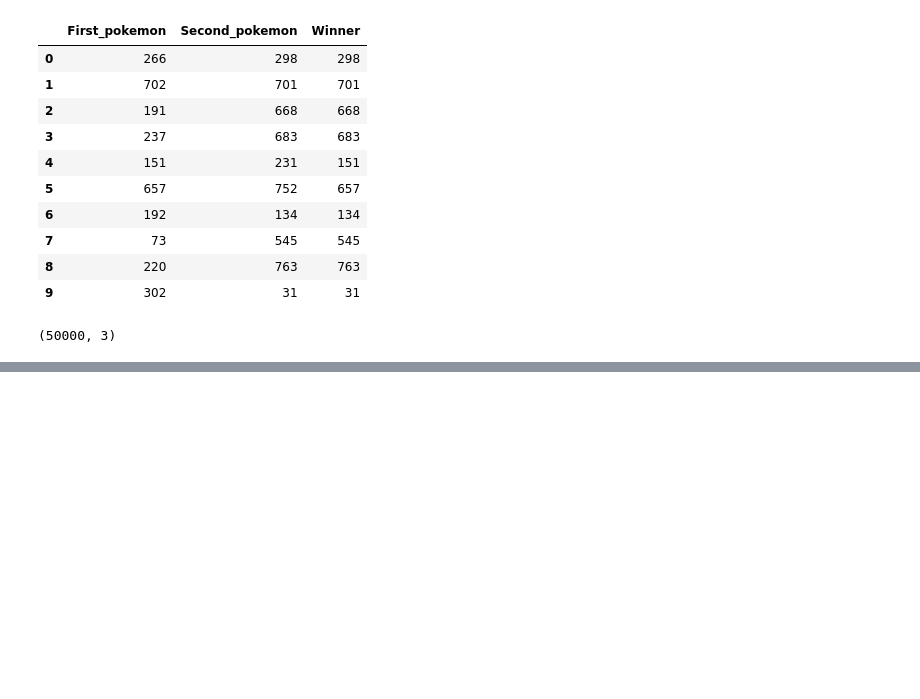
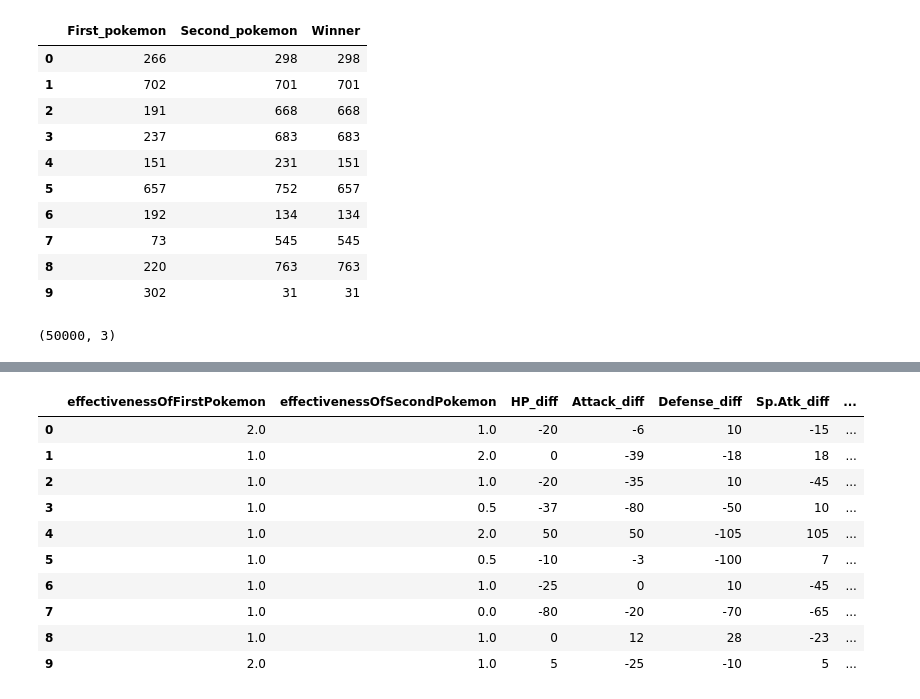
Before and after one commit to ONYX-02/PokemonDataProject, a Jupyter notebook: PokemonDataProject.ipynb, the cells around one changed output, grey strips where cells are left out. Drawn from its saved outputs; the diff is of its cells as text; code cells hidden in the pictures; blank space fills up the shorter version.

```diff
--- a/PokemonDataProject.ipynb
+++ b/PokemonDataProject.ipynb
@@ -141,14 +162,26 @@ extra_feats_df.head(10)
 # %%
 # change types to correct types
 extra_feats_df['HP_diff'] = extra_feats_df['HP_diff'].astype(int)
 extra_feats_df['Attack_diff'] = extra_feats_df['Attack_diff'].astype(int)
 extra_feats_df['Defense_diff'] = extra_feats_df['Defense_diff'].astype(int)
 extra_feats_df['Sp.Atk_diff'] = extra_feats_df['Sp.Atk_diff'].astype(int)
 extra_feats_df['Sp.Def_diff'] = extra_feats_df['Sp.Def_diff'].astype(int)
 extra_feats_df['Speed_diff'] = extra_feats_df['Speed_diff'].astype(int)
 extra_feats_df['F_Legendary'] = extra_feats_df['F_Legendary'].astype(int)
 extra_feats_df['S_Legendary'] = extra_feats_df['S_Legendary'].astype(int)
-extra_feats_df['First Won'] = extra_feats_df['First Won'].astype(int)
+extra_feats_df['FirstIsWinner'] = extra_feats_df['FirstIsWinner'].astype(int)
 extra_feats_df.head(10)
+# %% [output]
+|  | effectivenessOfFirstPokemon | effectivenessOfSecondPokemon | HP_diff | Attack_diff | Defense_diff | Sp.Atk_diff | ... |
+| 0 | 2.0 | 1.0 | -20 | -6 | 10 | -15 | ... |
+| 1 | 1.0 | 2.0 | 0 | -39 | -18 | 18 | ... |
+| 2 | 1.0 | 1.0 | -20 | -35 | 10 | -45 | ... |
+| 3 | 1.0 | 0.5 | -37 | -80 | -50 | 10 | ... |
+| 4 | 1.0 | 2.0 | 50 | 50 | -105 | 105 | ... |
+| 5 | 1.0 | 0.5 | -10 | -3 | -100 | 7 | ... |
+| 6 | 1.0 | 1.0 | -25 | 0 | 10 | -45 | ... |
+| 7 | 1.0 | 0.0 | -80 | -20 | -70 | -65 | ... |
+| 8 | 1.0 | 1.0 | 0 | 12 | 28 | -23 | ... |
+| 9 | 2.0 | 1.0 | 5 | -25 | -10 | 5 | ... |
 # %%
 extra_feats_df.shape
```
Also changed, not shown: parts of 73 cells of this notebook.
